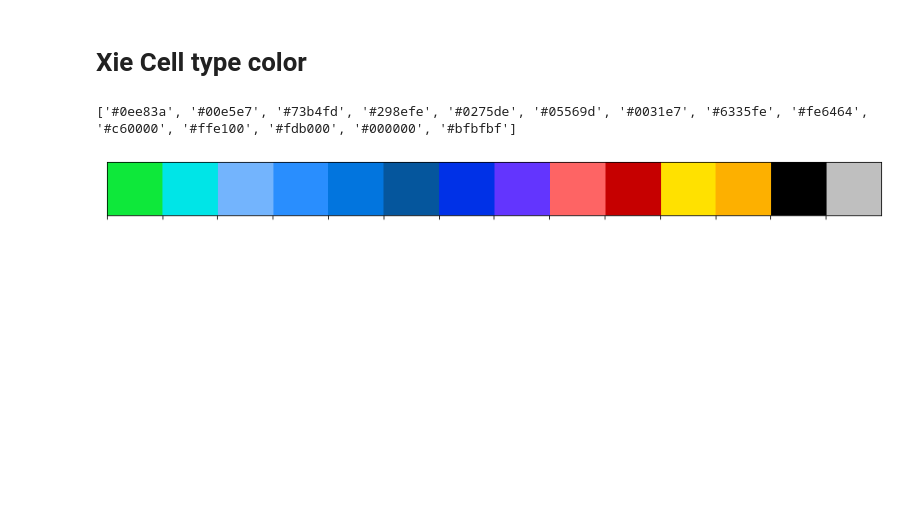
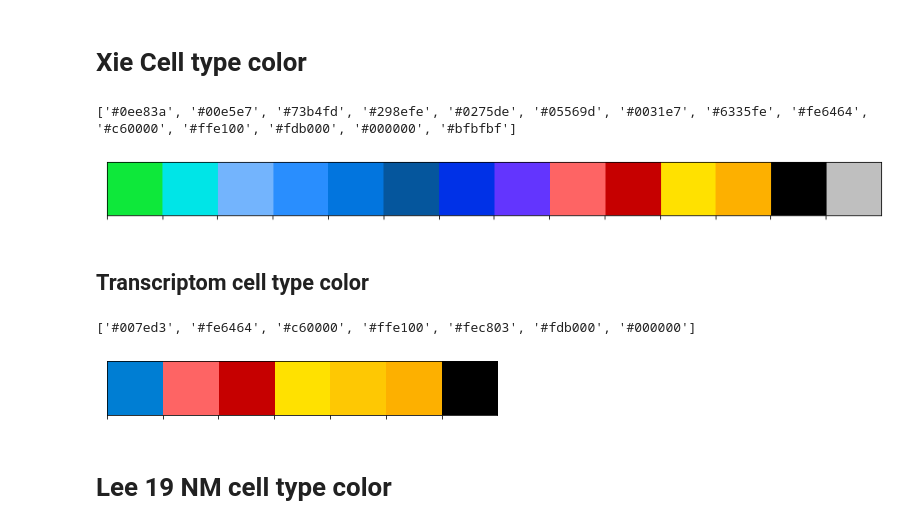
Before and after one commit to remember-past/Template, a Jupyter notebook: python/plot_example/color_list/color_list_notebook.ipynb, the cells around one changed output. Saved outputs shown, nothing was run; the diff lists cells and outputs as text; code cells hidden in the pictures; blank space fills up the shorter version.

```diff
--- a/python/plot_example/color_list/color_list_notebook.ipynb
+++ b/python/plot_example/color_list/color_list_notebook.ipynb
@@ -509,3 +509,5 @@ print(sns.color_palette(values).as_hex())
 # %% [output]
 ['#0ee83a', '#00e5e7', '#73b4fd', '#298efe', '#0275de', '#05569d', '#0031e7', '#6335fe', '#fe6464', '#c60000', '#ffe100', '#fdb000', '#000000', '#bfbfbf']
 [figure]
+# %% [markdown]
+## Transcriptom cell type color
@@ -511,0 +519,12 @@ print(sns.color_palette(values).as_hex())
+# %%
+values=[(0/255,126/255,211/255),
+        (254/255,100/255,100/255),(198/255,0/255,0/255),
+        (255/255,225/255,0/255),(254/255,200/255,3/255),(253/255,176/255,0/255),
+       (0/255,0/255,0/255),]
+sns.palplot(values)
+print(sns.color_palette(values).as_hex())
+# %% [output]
+['#007ed3', '#fe6464', '#c60000', '#ffe100', '#fec803', '#fdb000', '#000000']
+[figure, added]
+# %% [markdown]
+# Lee 19 NM cell type color
```
Also changed, not shown: parts of 16 cells of this notebook.
